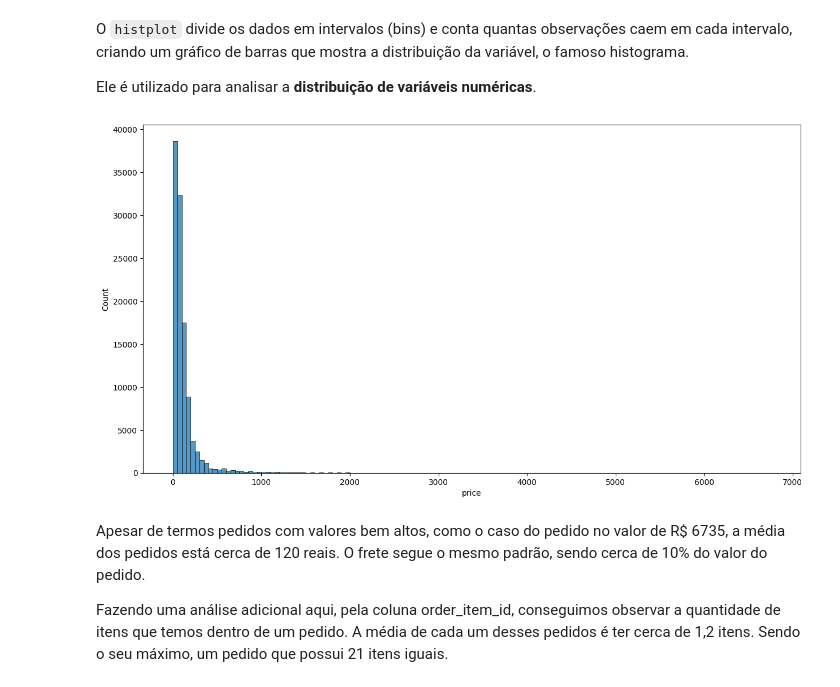
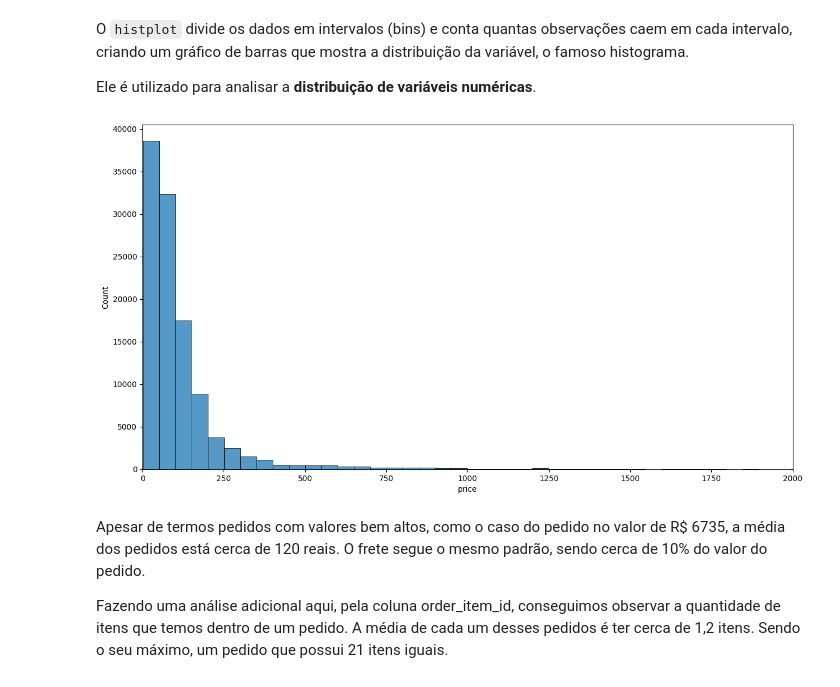
Before and after one commit to reprograma/on33-python-s14-analise-de-dados, a Jupyter notebook: material/s14_parte2_Prof.ipynb, the cells around one changed output. Cells and saved outputs as stored; diff of their text form; code cells hidden in the pictures.

```diff
--- a/material/s14_parte2_Prof.ipynb
+++ b/material/s14_parte2_Prof.ipynb
@@ -541,9 +611,11 @@ O `histplot` divide os dados em intervalos (bins) e conta quantas observações
 Ele é utilizado para analisar a **distribuição de variáveis numéricas**.
 # %%
 plt.figure(figsize=(15,8))
-sns.histplot(df_olist["price"], binwidth=50);
+sns.histplot(df_olist["price"], binwidth=50)
+plt.xlim([0, 2000])
+plt.show()
 # %% [output]
-[figure, old version]
+[figure, new version]
 # %% [markdown]
 Apesar de termos pedidos com valores bem altos, como o caso do pedido no valor de R$ 6735, a média dos pedidos está cerca de 120 reais. O frete segue o mesmo padrão, sendo cerca de 10% do valor do pedido.
 
```
Also changed, not shown: parts of 21 cells of this notebook, 6 other files.
